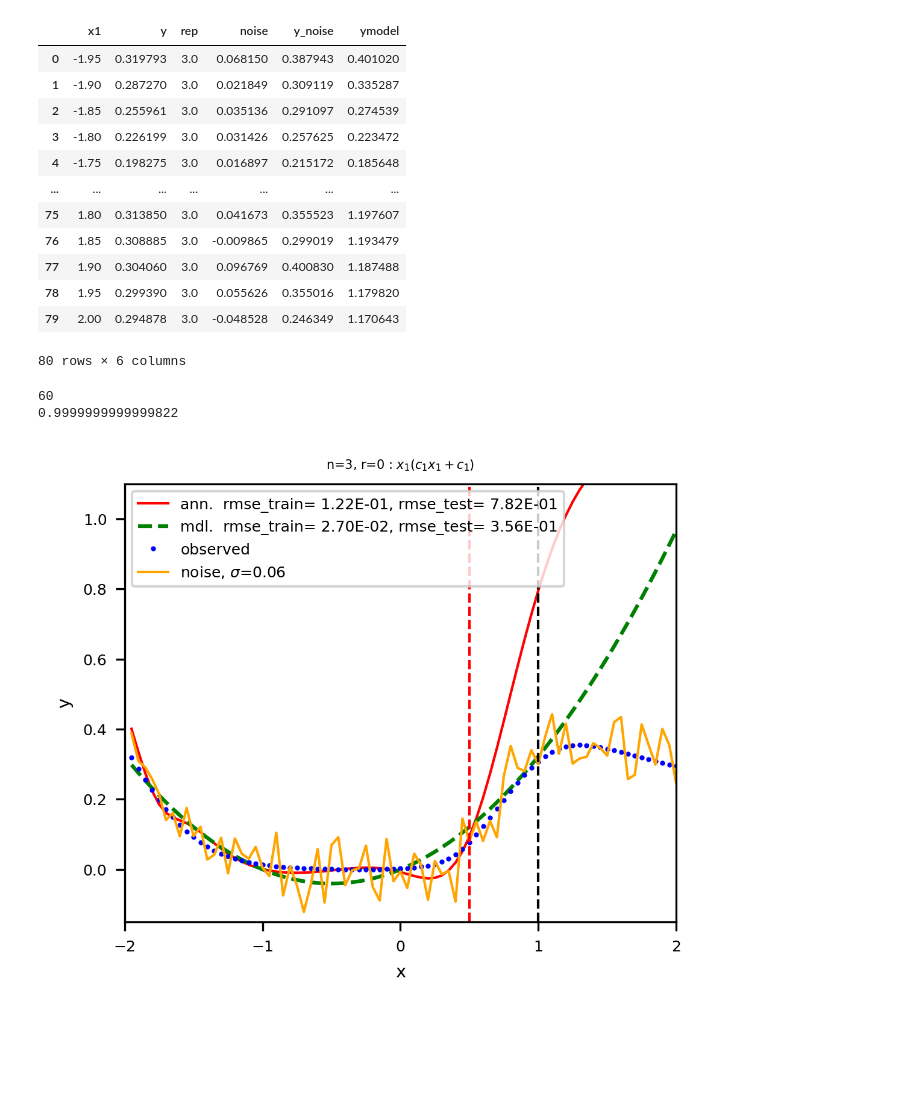
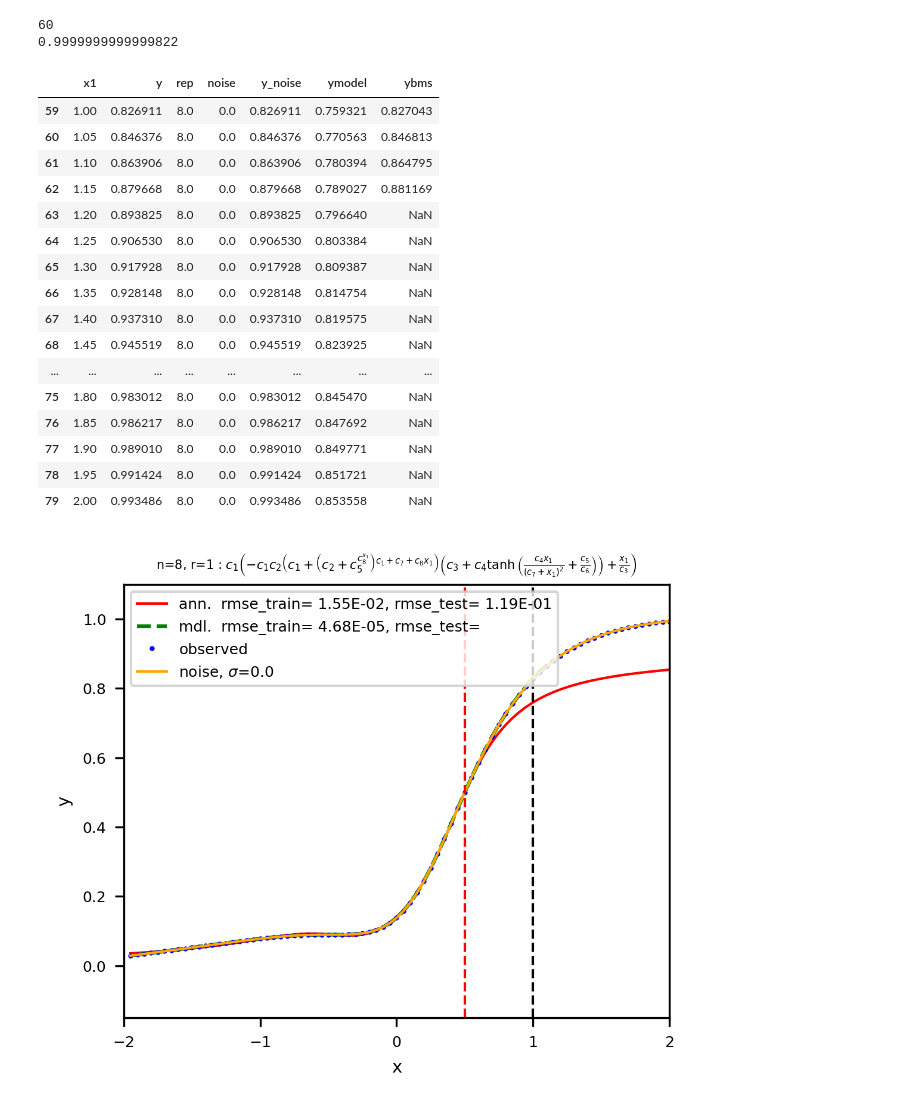
Before and after one commit to SergioCoboLopez/ANN_BMS, a Jupyter notebook: bin/BMS_mdl_ann_one_instance.ipynb, the cells around one changed output. Drawn from its saved outputs; the diff is of its cells as text; code cells hidden in the pictures; blank space fills up the shorter version.

```diff
--- a/bin/BMS_mdl_ann_one_instance.ipynb
+++ b/bin/BMS_mdl_ann_one_instance.ipynb
@@ -17,9 +17,9 @@ from sklearn.metrics import mean_squared_error
 from sklearn.metrics import root_mean_squared_error
 # %%
 #Read NN and BMS data
-n=3;runid=0;function='tanh' #tanh, leaky_ReLU
-realization=0
-sigma=0.06
+n=8;runid=1;function='tanh' #tanh, leaky_ReLU
+realization=1
+sigma=0.0
 NPAR=10 #10, 20
 steps=50000
 
@@ -108,19 +108,21 @@ train_size_ann=50
 validation_border=dn.loc[train_size_ann-1]['x1']
 
 train_border=dn.loc[train_size-1]['x1']
-display(dn)
 print(train_size)
 print(train_border)
 
 dplot = deepcopy(dn)
 dplot['ybms'] = t.predict(x)
+display(dplot.loc[train_size-1:])
 
 rmse_nn_train=root_mean_squared_error(dplot.loc[:train_size-1]['ymodel'],dplot.loc[:train_size -1]['y'])
 rmse_nn_test=root_mean_squared_error(dplot.loc[train_size-1:]['ymodel'],dplot.loc[train_size -1:]['y'])
 
-rmse_mdl=root_mean_squared_error(dplot.ybms,dn.y)
+#rmse_mdl=root_mean_squared_error(dplot.ybms,dn.y)
+#display(dplot.loc[train_size-1:]['ybms'])
+#display(dn.loc[train_size-1:]['y'])
 rmse_mdl_train=root_mean_squared_error(dplot.loc[:train_size-1]['ybms'],dn.loc[:train_size-1]['y'])
-rmse_mdl_test =root_mean_squared_error(dplot.loc[train_size-1:]['ybms'],dn.loc[train_size-1:]['y'])
+#rmse_mdl_test =root_mean_squared_error(dplot.loc[train_size-1:]['ybms'],dn.loc[train_size-1:]['y'])
 
 
 #Define figure size in cm
@@ -134,50 +136,56 @@ size_axis=7;size_ticks=6;size_title=5
 line_w=1;marker_s=3 #width and marker size
 
 
 fig=figure(figsize=(width,height), dpi=300)
 
 plt.plot(dn['x1'], dn['ymodel'],linewidth=line_w, color='red', label='ann.  rmse_train= %.2E, rmse_test= %.2E' % ( rmse_nn_train, rmse_nn_test))
-plt.plot(dplot.x1, dplot.ybms, color='green', linestyle='--',label='mdl.  rmse_train= %.2E, rmse_test= %.2E' % ( rmse_mdl_train, rmse_mdl_test))
+#plt.plot(dplot.x1, dplot.ybms, color='green', linestyle='--',label='mdl.  rmse_train= %.2E, rmse_test= %.2E' % ( rmse_mdl_train, rmse_mdl_test))
+plt.plot(dplot.x1, dplot.ybms, color='green', linestyle='--',label='mdl.  rmse_train= %.2E, rmse_test=' % ( rmse_mdl_train))
+
 plt.plot(dn['x1'], dn['y'],'.', markersize=2, color='blue',label='observed')
 plt.plot(dn['x1'], dn['y_noise'],linewidth=line_w, markersize=2, color='orange',label='noise, ' + r'$\sigma$=' + str(sigma) )
 
 
 plt.axvline(x=validation_border,linestyle='--',linewidth=line_w, color='r')
 plt.axvline(x=train_border,linestyle='--',linewidth=line_w, color='k')
 
 #plt.title('$%s$' % t.latex(),fontsize=size_title)
 plt.title('n=%d, r=%d : $%s$' % (n, realization, t.latex()),fontsize=size_title)
 plt.xlabel('x',fontsize=size_axis);plt.ylabel('y',fontsize=size_axis)
 plt.xticks(fontsize=size_ticks);plt.yticks(fontsize=size_ticks)
 plt.legend(loc='best', fontsize=size_ticks)
 
 #plt.xlim(-4.5,4.5);plt.ylim(-1.1,1.5)
 plt.xlim(-2,2);plt.ylim(-0.15,1.1)
 
 Name_figure='Prediction_' + function + '_n_' + str(n) + '_sigma_' + str(sigma) + '_r_'  + str(realization) + '_par_' + str(NPAR)
 
 
 for ext in Extensions:
         plt.savefig('../results/' + Name_figure +ext,dpi=300)
 
 plt.show()
 # %% [output]
+60
+0.9999999999999822
-|  | x1 | y | rep | noise | y_noise | ymodel |
-| 0 | -1.95 | 0.319793 | 3.0 | 0.068150 | 0.387943 | 0.401020 |
-| 1 | -1.90 | 0.287270 | 3.0 | 0.021849 | 0.309119 | 0.335287 |
-| 2 | -1.85 | 0.255961 | 3.0 | 0.035136 | 0.291097 | 0.274539 |
-| 3 | -1.80 | 0.226199 | 3.0 | 0.031426 | 0.257625 | 0.223472 |
-| 4 | -1.75 | 0.198275 | 3.0 | 0.016897 | 0.215172 | 0.185648 |
-| ... | ... | ... | ... | ... | ... | ... |
-| 75 | 1.80 | 0.313850 | 3.0 | 0.041673 | 0.355523 | 1.197607 |
-| 76 | 1.85 | 0.308885 | 3.0 | -0.009865 | 0.299019 | 1.193479 |
-| 77 | 1.90 | 0.304060 | 3.0 | 0.096769 | 0.400830 | 1.187488 |
-| 78 | 1.95 | 0.299390 | 3.0 | 0.055626 | 0.355016 | 1.179820 |
-| 79 | 2.00 | 0.294878 | 3.0 | -0.048528 | 0.246349 | 1.170643 |
+|  | x1 | y | rep | noise | y_noise | ymodel | ybms |
+| 59 | 1.00 | 0.826911 | 8.0 | 0.0 | 0.826911 | 0.759321 | 0.827043 |
+| 60 | 1.05 | 0.846376 | 8.0 | 0.0 | 0.846376 | 0.770563 | 0.846813 |
+| 61 | 1.10 | 0.863906 | 8.0 | 0.0 | 0.863906 | 0.780394 | 0.864795 |
+| 62 | 1.15 | 0.879668 | 8.0 | 0.0 | 0.879668 | 0.789027 | 0.881169 |
+| 63 | 1.20 | 0.893825 | 8.0 | 0.0 | 0.893825 | 0.796640 | NaN |
+| 64 | 1.25 | 0.906530 | 8.0 | 0.0 | 0.906530 | 0.803384 | NaN |
+| 65 | 1.30 | 0.917928 | 8.0 | 0.0 | 0.917928 | 0.809387 | NaN |
+| 66 | 1.35 | 0.928148 | 8.0 | 0.0 | 0.928148 | 0.814754 | NaN |
+| 67 | 1.40 | 0.937310 | 8.0 | 0.0 | 0.937310 | 0.819575 | NaN |
+| 68 | 1.45 | 0.945519 | 8.0 | 0.0 | 0.945519 | 0.823925 | NaN |
+| ... | ... | ... | ... | ... | ... | ... | ... |
+| 75 | 1.80 | 0.983012 | 8.0 | 0.0 | 0.983012 | 0.845470 | NaN |
+| 76 | 1.85 | 0.986217 | 8.0 | 0.0 | 0.986217 | 0.847692 | NaN |
+| 77 | 1.90 | 0.989010 | 8.0 | 0.0 | 0.989010 | 0.849771 | NaN |
+| 78 | 1.95 | 0.991424 | 8.0 | 0.0 | 0.991424 | 0.851721 | NaN |
+| 79 | 2.00 | 0.993486 | 8.0 | 0.0 | 0.993486 | 0.853558 | NaN |
-80 rows × 6 columns
-60
-0.9999999999999822
-[figure, old version]
+[figure, new version]
 # %%
 #Interpolation/extrapolation
 # %%
```
Also changed, not shown: parts of 5 cells of this notebook, 44 other files.
